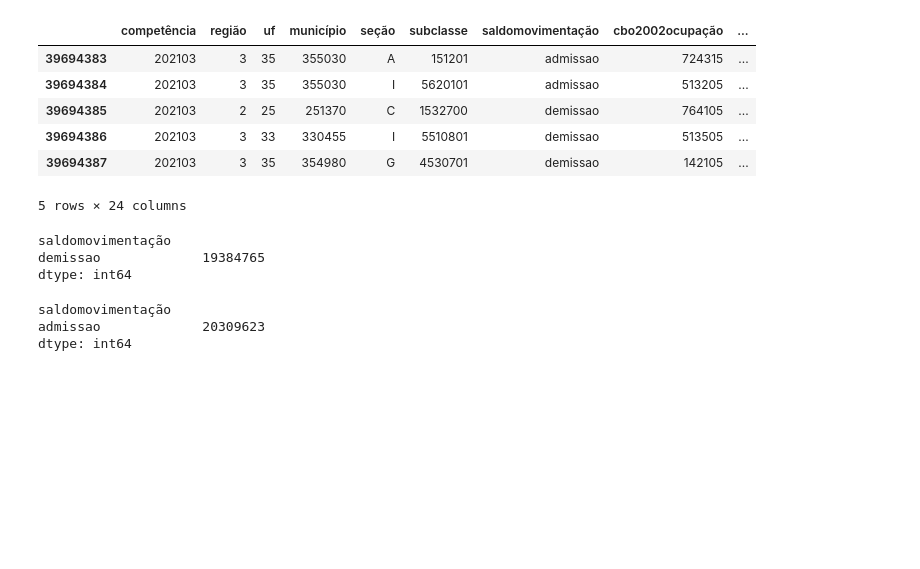
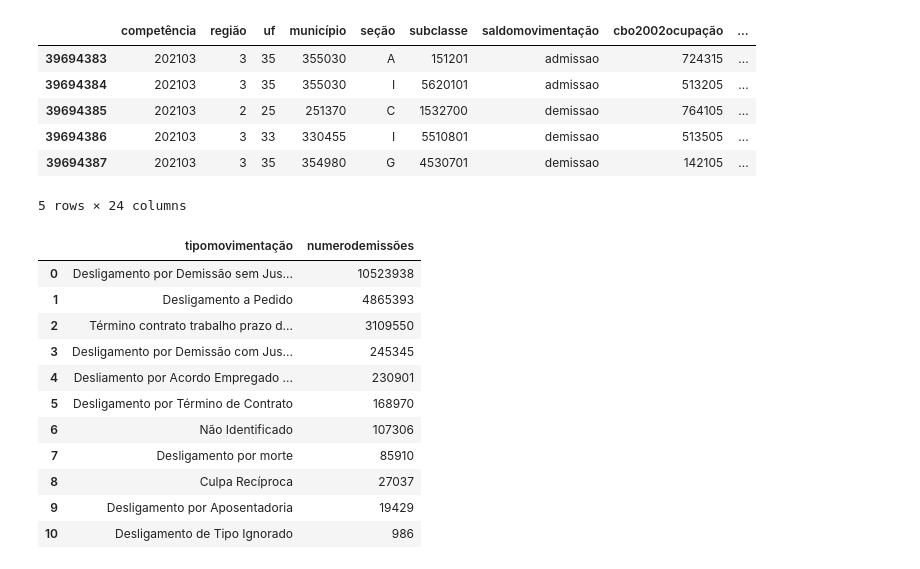
Before and after one commit to wesleyvs/estatistica-trabalho-bdne, a Jupyter notebook: 4_quantidade_demissao_tipo.ipynb, the cells around one changed output. Drawn from its saved outputs; the diff is of its cells as text; code cells hidden in the pictures; blank space fills up the shorter version.

```diff
--- a/4_quantidade_demissao_tipo.ipynb
+++ b/4_quantidade_demissao_tipo.ipynb
@@ -92,14 +88,17 @@ admissoes_df = main_df[admissoes]
-# %%
-#Quantidade de demissões
-demissoes_df[['saldomovimentação']].value_counts().sort_index()
-# %% [output]
-saldomovimentação
-demissao             19384765
-dtype: int64
-# %%
-#Quantidade de admissões
-admissoes_df[['saldomovimentação']].value_counts().sort_index()
-# %% [output]
-saldomovimentação
-admissao             20309623
-dtype: int64
+# %%
+tipo_demissao_df = demissoes_df[['tipomovimentação']].value_counts()
+tipo_demissao_df = tipo_demissao_df.rename_axis('tipomovimentação').reset_index(name='numerodemissões')
+tipo_demissao_df
+# %% [output]
+|  | tipomovimentação | numerodemissões |
+| 0 | Desligamento por Demissão sem Jus... | 10523938 |
+| 1 | Desligamento a Pedido | 4865393 |
+| 2 | Término contrato trabalho prazo d... | 3109550 |
+| 3 | Desligamento por Demissão com Jus... | 245345 |
+| 4 | Desliamento por Acordo Empregado ... | 230901 |
+| 5 | Desligamento por Término de Contrato | 168970 |
+| 6 | Não Identificado | 107306 |
+| 7 | Desligamento por morte | 85910 |
+| 8 | Culpa Recíproca | 27037 |
+| 9 | Desligamento por Aposentadoria | 19429 |
+| 10 | Desligamento de Tipo Ignorado | 986 |
```
Also changed, not shown: parts of 5 cells of this notebook.
